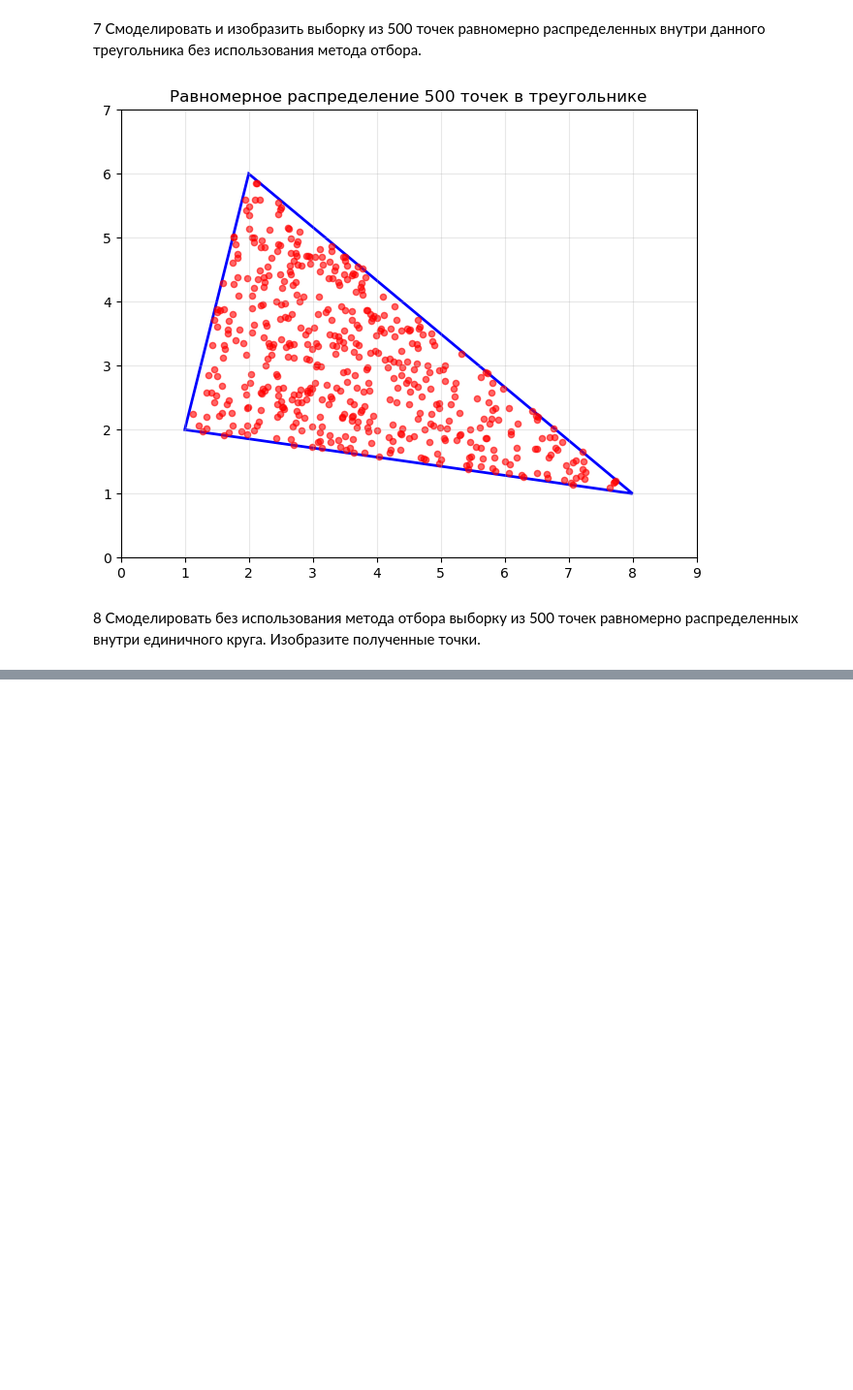
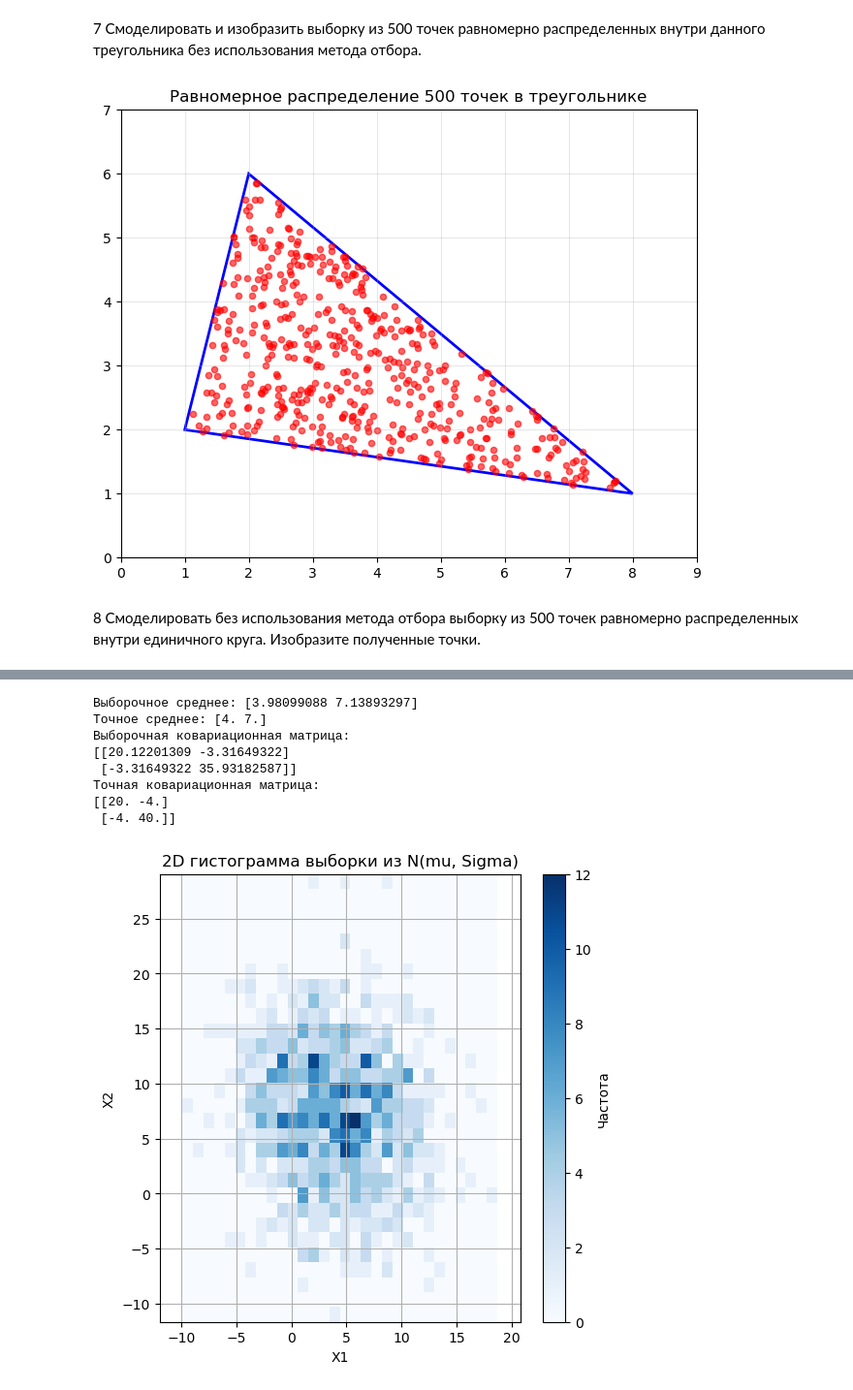
Before and after one commit to IlinKB/Home_task, a Jupyter notebook: hometask5.ipynb, the cells around one changed output, grey strips where cells are left out. Shown at 97% size. Saved outputs shown, nothing was run; the diff lists cells and outputs as text; code cells hidden in the pictures; blank space fills up the shorter version.

```diff
--- a/hometask5.ipynb
+++ b/hometask5.ipynb
@@ -173,0 +171,52 @@ plt.show()
+# %%
+import numpy as np
+import matplotlib.pyplot as plt
+import scipy.linalg
+
+def marsaglia_normal(n):
+    result = []
+    while len(result) < 2 * n:
+        v1, v2 = np.random.uniform(-1, 1, 2)
+        s = v1**2 + v2**2
+        if s < 1 and s > 0:
+            factor = np.sqrt(-2 * np.log(s) / s)
+            result.append(v1 * factor)
+            result.append(v2 * factor)
+    result = np.array(result).reshape(2, -1)
+    return result[:2, :n]
+n = 1000
+mu = np.array([4.0, 7.0])
+Sigma = np.array([[20.0, -4.0],
+                  [-4.0, 40.0]])
+Z = marsaglia_normal(n)
+A = scipy.linalg.cholesky(Sigma, lower=True)
+X = mu[:, np.newaxis] + A @ Z
+sample_mean = np.mean(X, axis=1)
+sample_cov = np.cov(X)
+
+print("Выборочное среднее:", sample_mean)
+print("Точное среднее:", mu)
+print("Выборочная ковариационная матрица:")
+print(sample_cov)
+print("Точная ковариационная матрица:")
+print(Sigma)
+
+plt.figure(figsize=(6, 6))
+plt.hist2d(X[0, :], X[1, :], bins=30, cmap='Blues')
+plt.colorbar(label='Частота')
+plt.xlabel('X1')
+plt.ylabel('X2')
+plt.title('2D гистограмма выборки из N(mu, Sigma)')
+plt.axis('equal')
+plt.grid(True)
+plt.show()
+# %% [output]
+Выборочное среднее: [3.98099088 7.13893297]
+Точное среднее: [4. 7.]
+Выборочная ковариационная матрица:
+[[20.12201309 -3.31649322]
+ [-3.31649322 35.93182587]]
+Точная ковариационная матрица:
+[[20. -4.]
+ [-4. 40.]]
+[figure, added]
```
Also changed, not shown: parts of 2 cells of this notebook.
